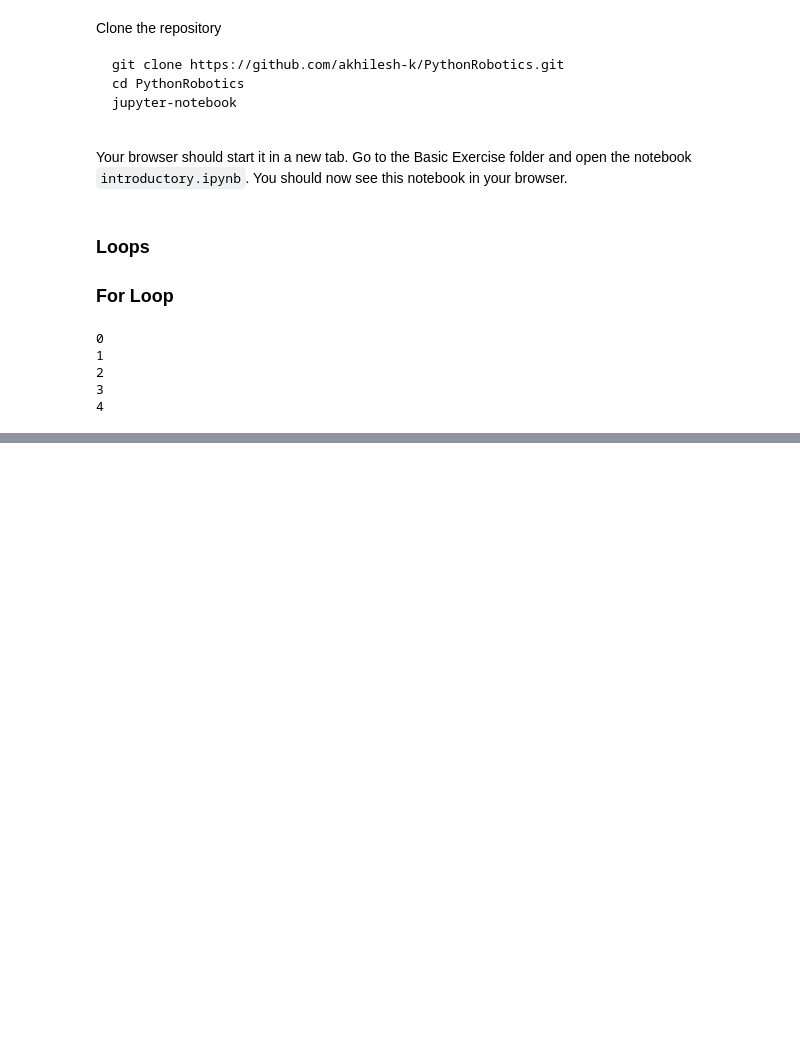
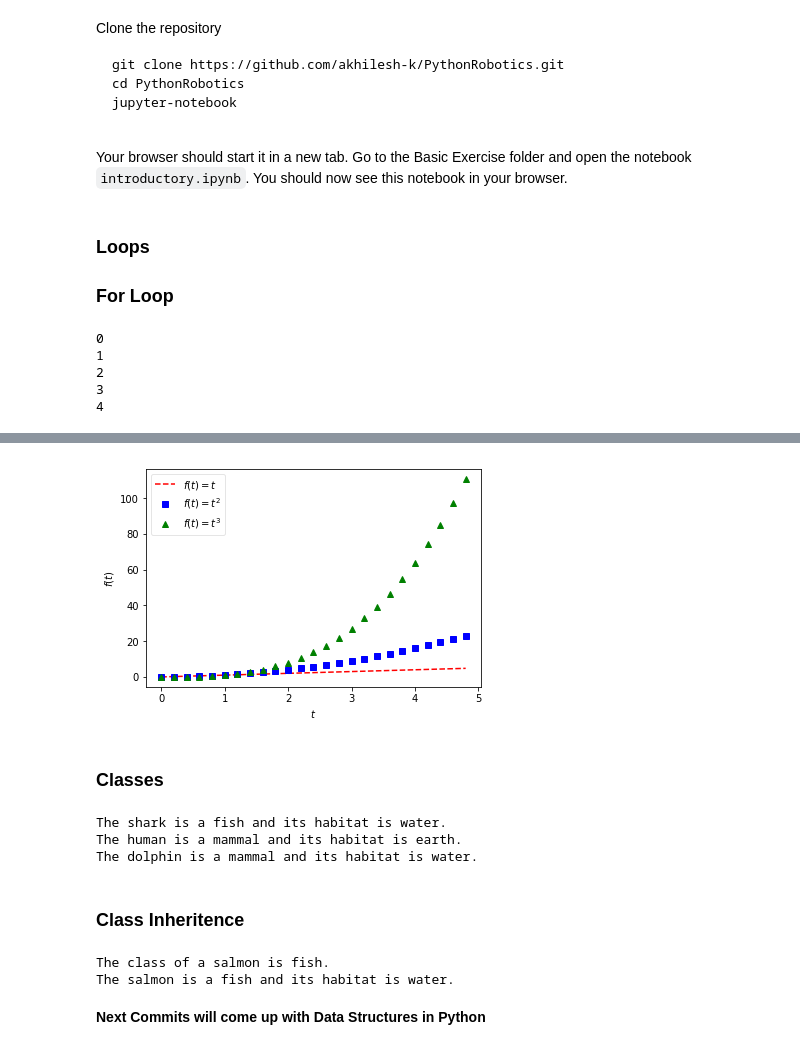
Before and after one commit to akhilesh-k/PythonRobotics, a Jupyter notebook: Basics/introductory.ipynb, the cells around one changed output, grey strips where cells are left out. Saved outputs shown, nothing was run; the diff lists cells and outputs as text; code cells hidden in the pictures; blank space fills up the shorter version.

```diff
--- a/Basics/introductory.ipynb
+++ b/Basics/introductory.ipynb
@@ -78,0 +296,7 @@ for i in range(5):
+# %%
+a = np.array([[1,2], [3,4]])
+b = np.array([[5,6], [7,8]])
+c = np.array([[9,10], [11,12]])
+print("a\n {}\n".format(a))
+print("b\n {}\n".format(b))
+print("c\n {}\n".format(c))
@@ -78,0 +409,60 @@ for i in range(5):
+# %%
+
+
+# Evenly sampled time from 0.0s to 5.0s at 200ms intervals.
+t = np.arange(0., 5., 0.2)
+
+# Red dashes, blue squares and green triangles
+[a,b,c] =plt.plot(t, t, 'r--', t, t**2, 'bs', t, t**3, 'g^')
+plt.legend([a,b,c], ["$f(t)=t$","$f(t)=t^2$","$f(t)=t^3$"], loc='best', fancybox=True, framealpha=0.5)
+plt.legend()
+plt.ylabel('$f(t)$')
+plt.xlabel('$t$')
+plt.show(block=False)
+# %% [output]
+[figure, added]
+# %% [markdown]
+### Classes
+# %%
+class Animal(object):
+
+    def __init__(self, name, animal_class, element):
+        self.name = name
+        self.animal_class = animal_class
+        self.element = element
+
+    def getClass(self):
+        return self.animal_class
+
+    def __str__(self):
+        return "The {} is a {} and its habitat is {}.".format(self.name, self.animal_class, self.element)
+
+shark = Animal("shark", "fish", "water")
+human = Animal("human", "mammal", "earth")
+dolphin = Animal("dolphin", "mammal", "water")
+
+print(shark)
+print(human)
+print(dolphin)
+# %% [output]
+The shark is a fish and its habitat is water.
+The human is a mammal and its habitat is earth.
+The dolphin is a mammal and its habitat is water.
+# %% [markdown]
+### Class Inheritence
+# %%
+class Fish(Animal):
+    def __init__(self, name, element):
+        self.name = name
+        self.animal_class = "fish"
+        self.element = element
+
+salmon = Fish("salmon", "water")
+print("The class of a {} is {}.".format(salmon.name, salmon.getClass()))
+
+print(salmon)
+# %% [output]
+The class of a salmon is fish.
+The salmon is a fish and its habitat is water.
+# %% [markdown]
+**Next Commits will come up with Data Structures in Python**
```
Also changed, not shown: parts of 39 cells of this notebook.
